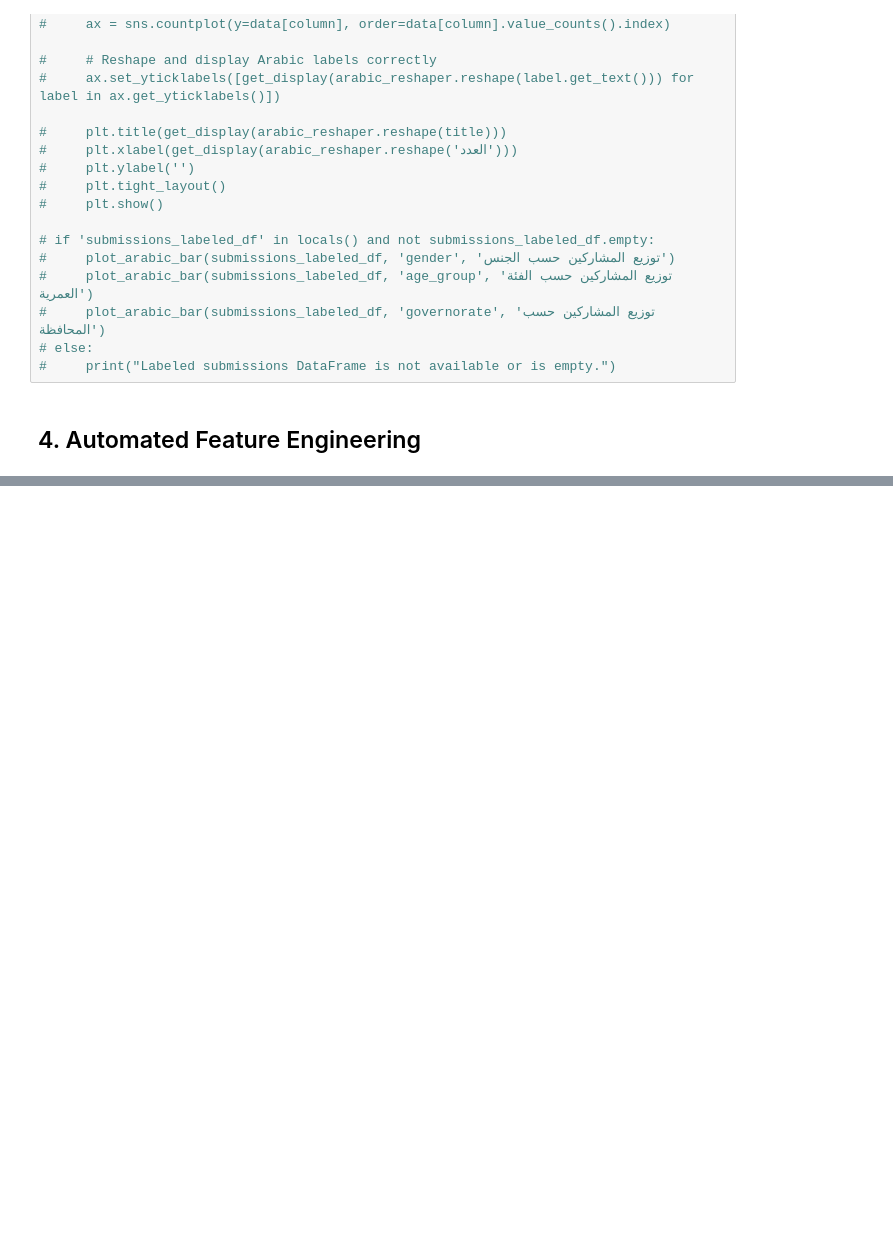
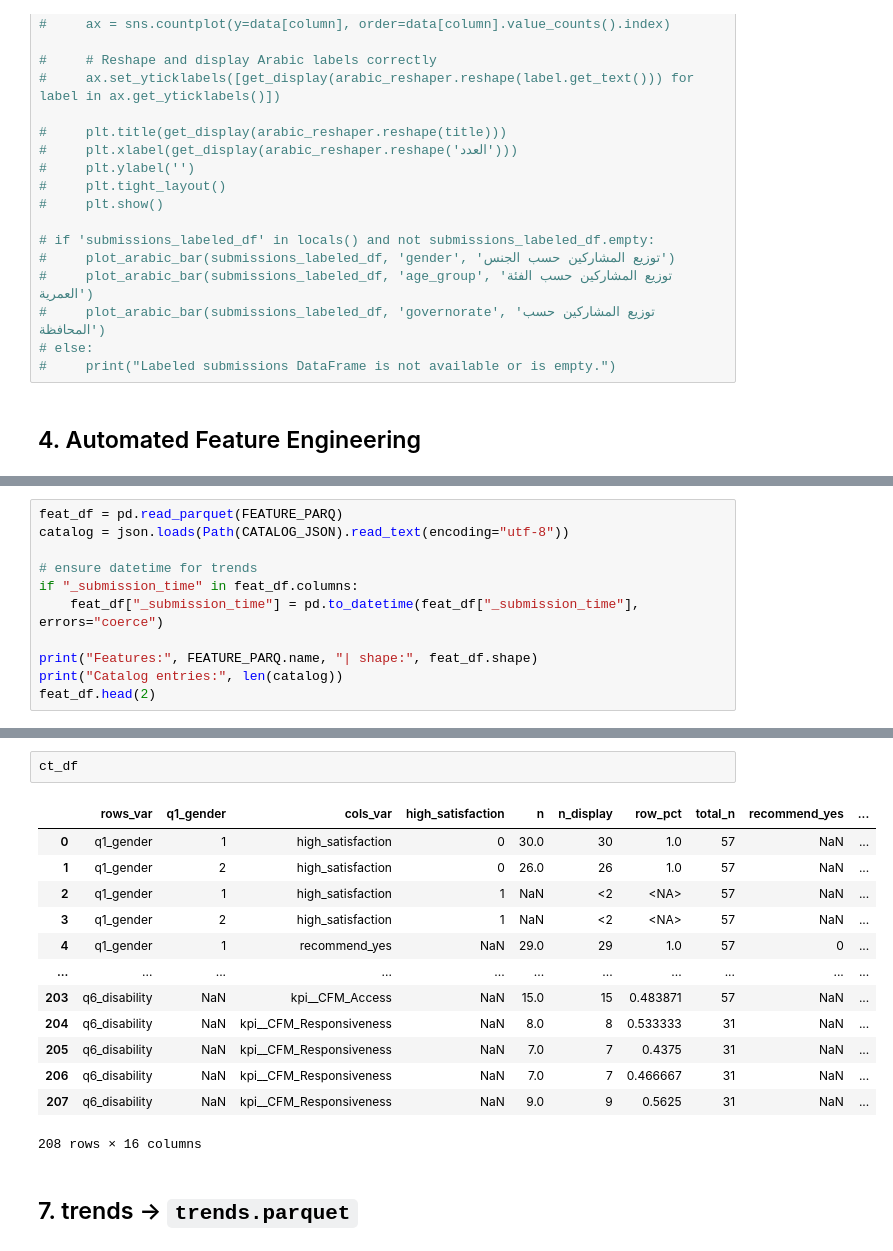
Before and after one commit to rami-othman/automated-analyzing-arabic-MCQ-survey, a Jupyter notebook: arabic_mcq_questionaries_analysis_cleaned.ipynb, the cells around one changed output, grey strips where cells are left out. Cells and saved outputs as stored; diff of their text form; blank space fills up the shorter version.

```diff
--- a/arabic_mcq_questionaries_analysis_cleaned.ipynb
+++ b/arabic_mcq_questionaries_analysis_cleaned.ipynb
@@ -257,0 +1142,11 @@ This may be caused by a using a value of max_depth that is too small, not settin
+# %%
+feat_df = pd.read_parquet(FEATURE_PARQ)
+catalog = json.loads(Path(CATALOG_JSON).read_text(encoding="utf-8"))
+
+# ensure datetime for trends
+if "_submission_time" in feat_df.columns:
+    feat_df["_submission_time"] = pd.to_datetime(feat_df["_submission_time"], errors="coerce")
+
+print("Features:", FEATURE_PARQ.name, "| shape:", feat_df.shape)
+print("Catalog entries:", len(catalog))
+feat_df.head(2)
@@ -257,0 +1424,18 @@ This may be caused by a using a value of max_depth that is too small, not settin
+# %%
+ct_df
+# %% [output]
+|  | rows_var | q1_gender | cols_var | high_satisfaction | n | n_display | row_pct | total_n | recommend_yes | ... |
+| 0 | q1_gender | 1 | high_satisfaction | 0 | 30.0 | 30 | 1.0 | 57 | NaN | ... |
+| 1 | q1_gender | 2 | high_satisfaction | 0 | 26.0 | 26 | 1.0 | 57 | NaN | ... |
+| 2 | q1_gender | 1 | high_satisfaction | 1 | NaN | <2 | <NA> | 57 | NaN | ... |
+| 3 | q1_gender | 2 | high_satisfaction | 1 | NaN | <2 | <NA> | 57 | NaN | ... |
+| 4 | q1_gender | 1 | recommend_yes | NaN | 29.0 | 29 | 1.0 | 57 | 0 | ... |
+| ... | ... | ... | ... | ... | ... | ... | ... | ... | ... | ... |
+| 203 | q6_disability | NaN | kpi__CFM_Access | NaN | 15.0 | 15 | 0.483871 | 57 | NaN | ... |
+| 204 | q6_disability | NaN | kpi__CFM_Responsiveness | NaN | 8.0 | 8 | 0.533333 | 31 | NaN | ... |
+| 205 | q6_disability | NaN | kpi__CFM_Responsiveness | NaN | 7.0 | 7 | 0.4375 | 31 | NaN | ... |
+| 206 | q6_disability | NaN | kpi__CFM_Responsiveness | NaN | 7.0 | 7 | 0.466667 | 31 | NaN | ... |
+| 207 | q6_disability | NaN | kpi__CFM_Responsiveness | NaN | 9.0 | 9 | 0.5625 | 31 | NaN | ... |
+208 rows × 16 columns
+# %% [markdown]
+## 7. trends → `trends.parquet`
```
Also changed, not shown: parts of 154 cells of this notebook, 45 other files.
